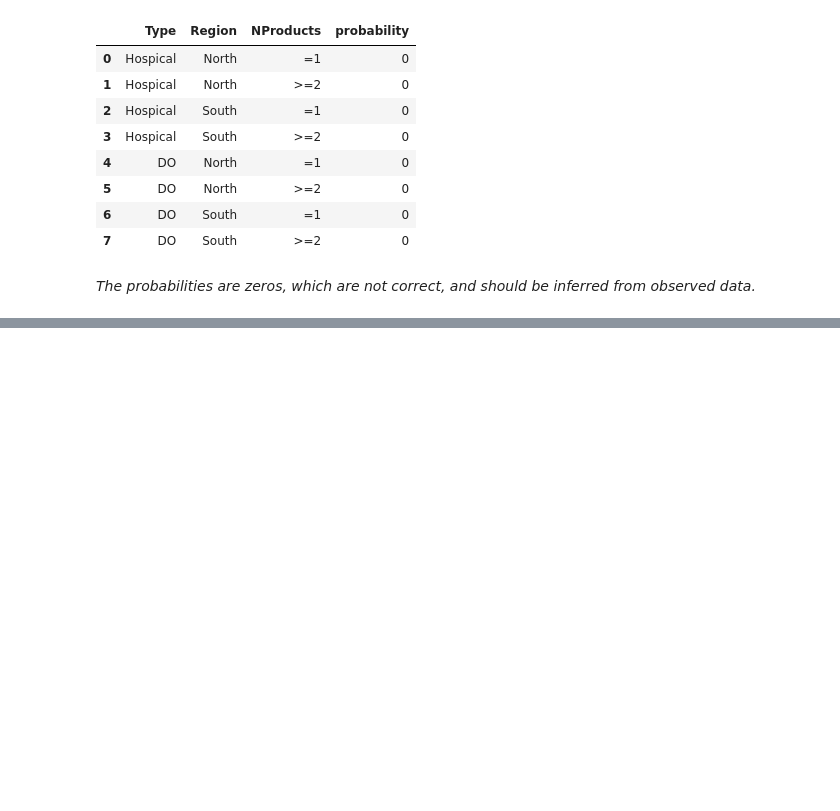
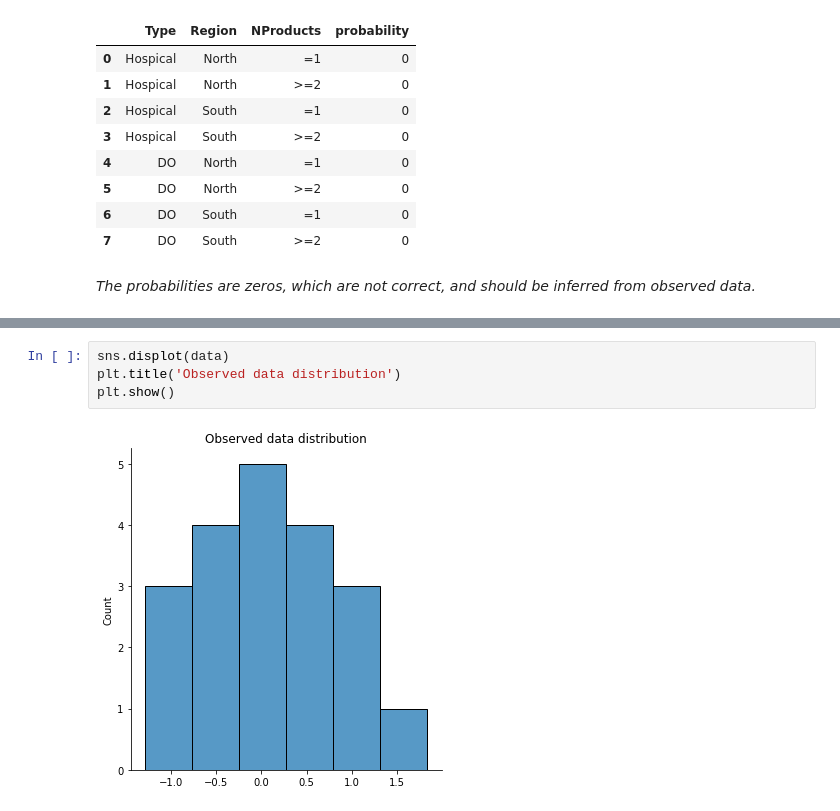
Before and after one commit to Kira1108/Bayesian_Study_Note, a Jupyter notebook: sampling_methods/sampling methods.ipynb, the cells around one changed output, grey strips where cells are left out. Cells and saved outputs as stored; diff of their text form; blank space fills up the shorter version.

```diff
--- a/sampling_methods/sampling methods.ipynb
+++ b/sampling_methods/sampling methods.ipynb
@@ -450,0 +506,6 @@ table
+# %%
+sns.displot(data)
+plt.title('Observed data distribution')
+plt.show()
+# %% [output]
+[figure, added]
```
Also changed, not shown: parts of 51 cells of this notebook, 1 other file.
